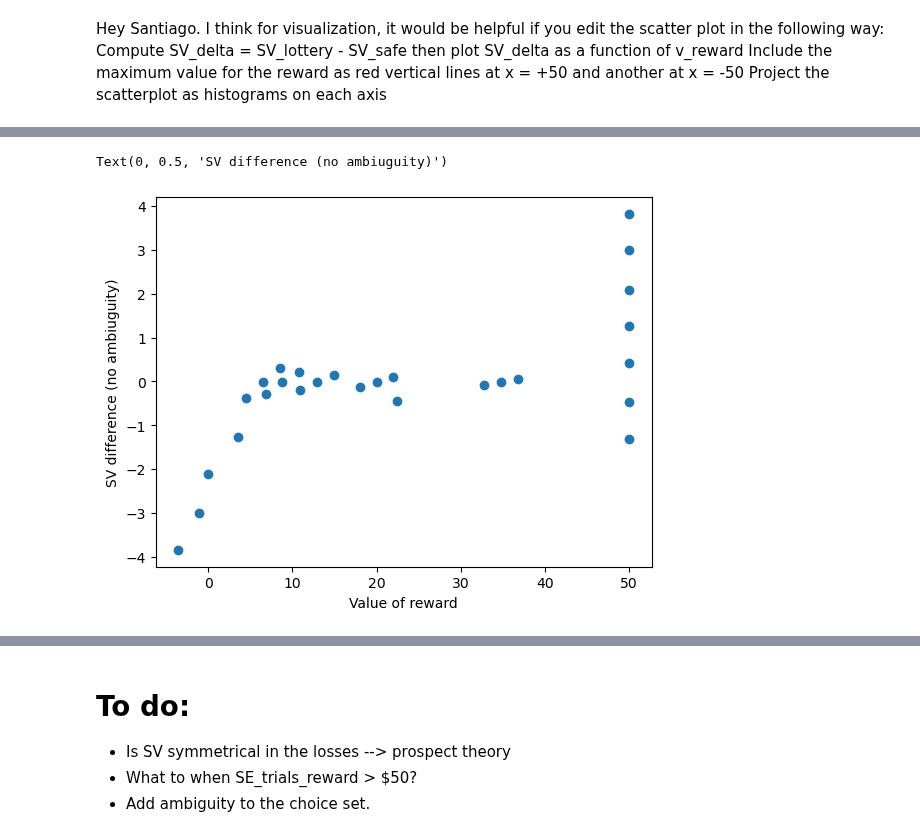
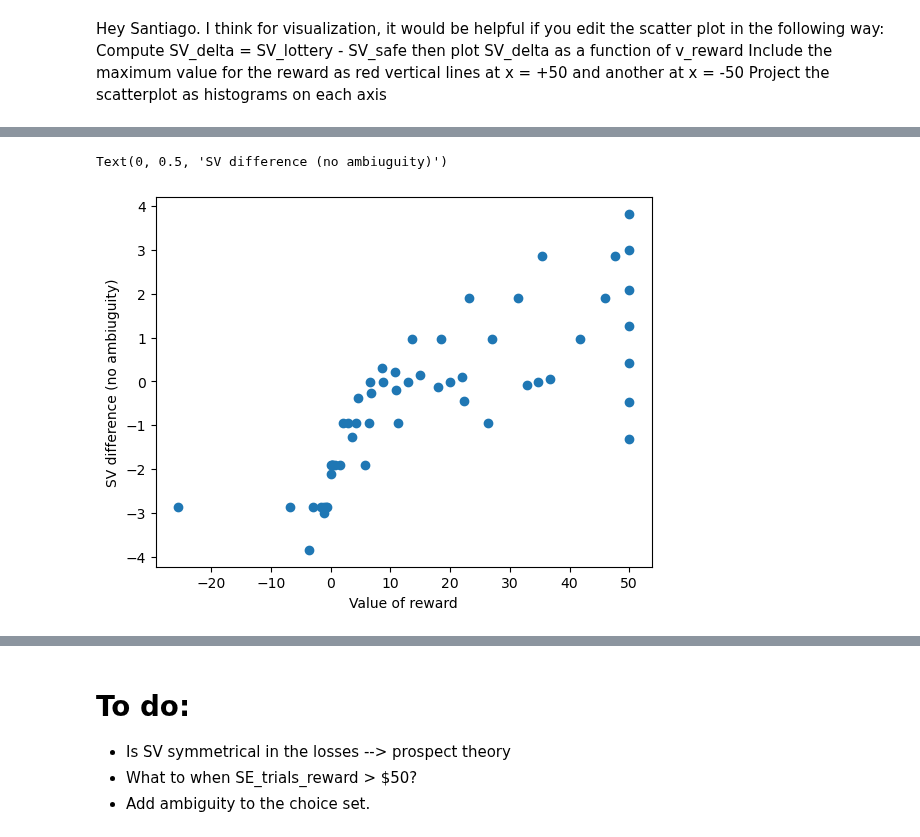
Before and after one commit to CDN-Lab/Adaptive_Choicesets, a Jupyter notebook: gen_choice_set_space.ipynb, the cells around one changed output, grey strips where cells are left out. Drawn from its saved outputs; the diff is of its cells as text; code cells hidden in the pictures.

```diff
--- a/gen_choice_set_space.ipynb
+++ b/gen_choice_set_space.ipynb
@@ -316,0 +405,3 @@ CSV file concatenated successfully.
+# %%
+crdm_trials = pd.concat([ExtrTrials, cent_Trials, Int_trials],ignore_index=True)
+crdm_trials
@@ -383,0 +464,7 @@ df
+# %%
+df88 = crdm_trials
+df_pos = df88[df88['value_reward']>0].reset_index(drop=True)
+df_pos['SV_reward'] = (df_pos['p_reward'] - beta*A/2)*(df_pos['value_reward'])**alpha
+df_pos['SV_safe'] = 5.0**alpha
+df_pos['deltaSV'] = df_pos['SV_reward'] - df_pos['SV_safe']
+df_pos
@@ -383,0 +489,7 @@ df
+# %%
+
+df_neg = df88.loc[df88['value_reward']<=0].reset_index(drop=True)
+df_neg['SV_reward'] = (df_neg['p_reward'] - beta*A/2)*(-1.0)*np.abs(df_neg['value_reward'])**alpha
+df_neg['SV_safe'] = 5.0**alpha
+df_neg['deltaSV'] = df_neg['SV_reward'] - df_neg['SV_safe']
+df_neg
@@ -383,0 +507,7 @@ df
+# %%
+#Concatenate the 2 trials set
+df_posandneg= pd.concat([df_pos,df_neg],ignore_index=True)
+
+#Adding the $50 cap
+dfFINAL = df_posandneg[df_posandneg['value_reward'] <= 60]
+dfFINAL
@@ -384,11 +532,12 @@ df
 # %%
 #Scatter Plot
+df = dfFINAL
 plt.figure()
 x = df['value_reward']
 y = df['deltaSV']
 plt.scatter(x,y)
 plt.xlabel('Value of reward')
 plt.ylabel('SV difference (no ambiuguity)')
 # %% [output]
 Text(0, 0.5, 'SV difference (no ambiuguity)')
-[figure, old version]
+[figure, new version]
```
Also changed, not shown: parts of 21 cells of this notebook.
